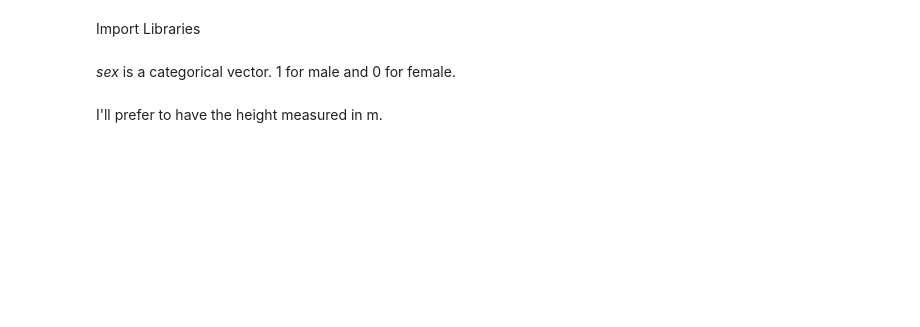
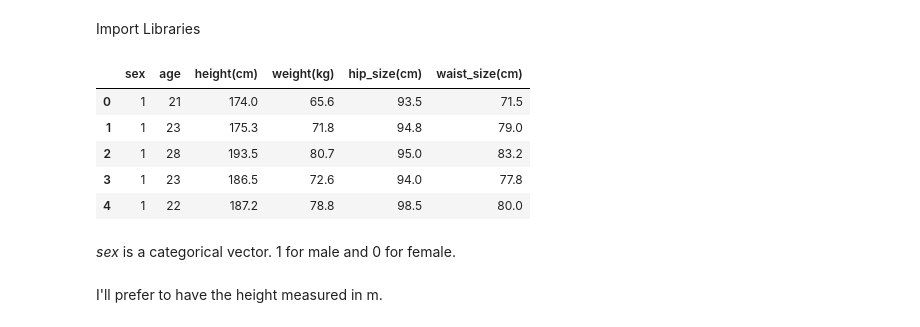
Before and after one commit to aryl-shamir/waistband_app, a Jupyter notebook: notebooks/Analysis.ipynb, the cells around one changed output. Cells and saved outputs as stored; diff of their text form; code cells hidden in the pictures; blank space fills up the shorter version.

```diff
--- a/notebooks/Analysis.ipynb
+++ b/notebooks/Analysis.ipynb
@@ -7,15 +7,22 @@ import matplotlib.pyplot as plt
 import seaborn as sns
 # %%
 df = pd.read_csv('../data/body_dimensions.csv')
-df.columns
 dimensions = df.copy()
 required_columns = ['sex', 'age', 'hgt', 'wgt', 'hip_gi', 'wai_gi']
 dimensions = dimensions[required_columns].rename(columns={
     'hgt':"height(cm)",
     'wgt':"weight(kg)",
     'hip_gi': "hip_size(cm)",
     'wai_gi': "waist_size(cm)"
 })
+dimensions.head(5)
+# %% [output]
+|  | sex | age | height(cm) | weight(kg) | hip_size(cm) | waist_size(cm) |
+| 0 | 1 | 21 | 174.0 | 65.6 | 93.5 | 71.5 |
+| 1 | 1 | 23 | 175.3 | 71.8 | 94.8 | 79.0 |
+| 2 | 1 | 28 | 193.5 | 80.7 | 95.0 | 83.2 |
+| 3 | 1 | 23 | 186.5 | 72.6 | 94.0 | 77.8 |
+| 4 | 1 | 22 | 187.2 | 78.8 | 98.5 | 80.0 |
 # %% [markdown]
 *sex* is a categorical vector. 1 for male and 0 for female.
 # %% [markdown]
```
Also changed, not shown: parts of 1 cell of this notebook.
